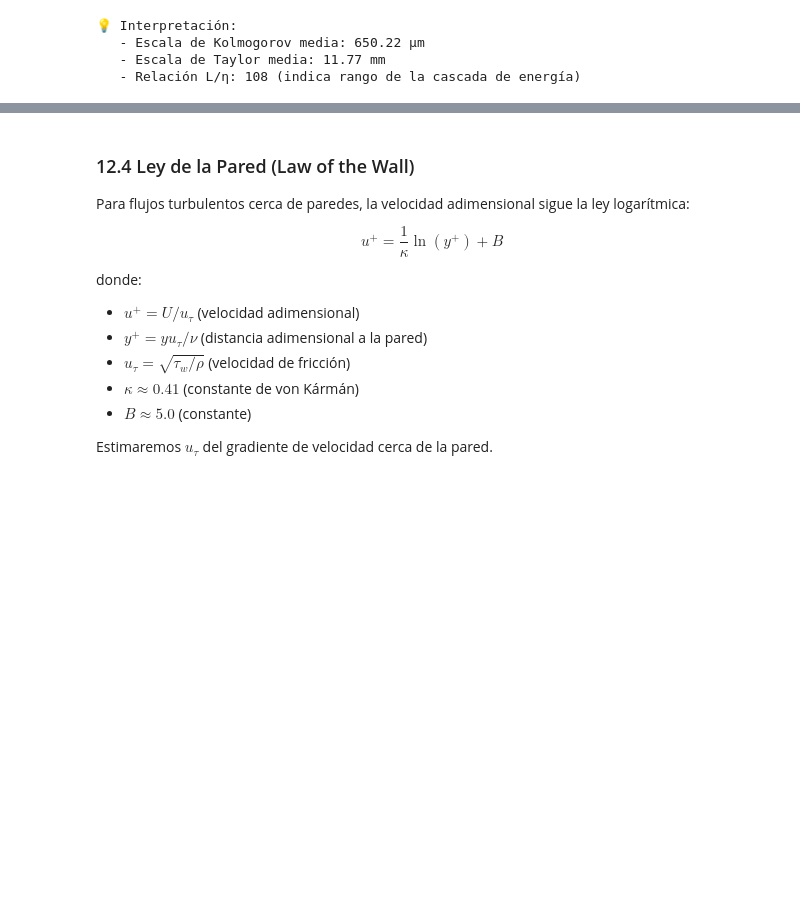
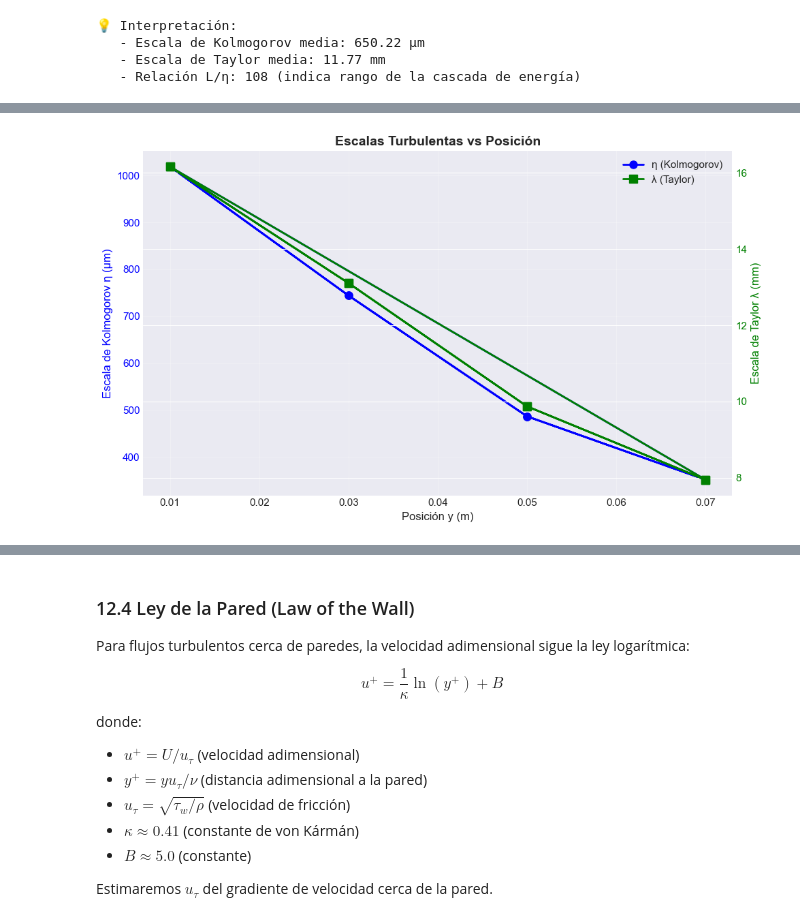
Before and after one commit to EU97/Aero-Messure, a Jupyter notebook: Practicas/P04_LDA_Perfil_Velocidad/notebooks/P04_LDA_Perfil_Velocidad.ipynb, the cells around one changed output, grey strips where cells are left out. Drawn from its saved outputs; the diff is of its cells as text; code cells hidden in the pictures; blank space fills up the shorter version.

```diff
--- a/Practicas/P04_LDA_Perfil_Velocidad/notebooks/P04_LDA_Perfil_Velocidad.ipynb
+++ b/Practicas/P04_LDA_Perfil_Velocidad/notebooks/P04_LDA_Perfil_Velocidad.ipynb
@@ -1130,3 +1104,98 @@ Position  y (m)  u' (m/s)  ε (m²/s³)   η (μm)  λ (mm)
    - Escala de Kolmogorov media: 650.22 μm
    - Escala de Taylor media: 11.77 mm
    - Relación L/η: 108 (indica rango de la cascada de energía)
+# %%
+if not df_profile.empty:
+    L_integral = df_profile['y (mm)'].max() / 1000.0 # Altura máxima en metros
+    print(f"   Usando Escala Integral L ≈ {L_integral:.3f} m (basada en y_max)")
+
+    for i, row in df_profile.iterrows():
+        u_prime = row['U_std (m/s)']  # Fluctuación RMS (desviación estándar)
+        y_pos = row['y (mm)'] / 1000.0
+
+        # Evitar división por cero si L_integral o u_prime son cero
+        if L_integral <= 0 or u_prime <= 0:
+            print(f"   Advertencia: L_integral o u_prime no positivos para {row['Posición']}. Omitiendo cálculo de escalas.")
+            epsilon = np.nan
+            eta = np.nan
+            lambda_taylor = np.nan
+        else:
+            # Estimar tasa de disipación turbulenta
+            epsilon = (u_prime**3) / L_integral
+
+            # Calcular escala de Kolmogorov (manejar posible epsilon muy pequeño o negativo)
+            if epsilon > 0 and nu > 0:
+                 eta = (nu**3 / epsilon)**(0.25) # Usar 0.25 en lugar de 1/4 por precisión
+            else:
+                 eta = np.nan
+                 print(f"   Advertencia: Epsilon no positivo ({epsilon:.2e}) para {row['Posición']}. No se puede calcular eta.")
+
+
+            # Calcular escala de Taylor (microescala intermedia)
+            if epsilon > 0 and nu > 0:
+                lambda_taylor = np.sqrt(15.0 * nu * u_prime**2 / epsilon)
+            else:
+                lambda_taylor = np.nan
+                print(f"   Advertencia: Epsilon no positivo ({epsilon:.2e}) para {row['Posición']}. No se puede calcular lambda.")
+
+
+        kolmogorov_data.append({
+            'Position': row['Posición'],
+            'y (m)': y_pos,
+            'u\' (m/s)': u_prime,
+            'ε (m²/s³)': epsilon,
+            'η (μm)': eta * 1e6 if not np.isnan(eta) else np.nan,
+            'λ (mm)': lambda_taylor * 1e3 if not np.isnan(lambda_taylor) else np.nan
+        })
+
+    kolmogorov_df = pd.DataFrame(kolmogorov_data)
+
+    print("\nEscalas Turbulentas de Kolmogorov y Taylor:\n")
+    # Formatear salida para mejor legibilidad
+    print(kolmogorov_df.to_string(index=False,
+                                 float_format=lambda x: f"{x:.3f}" if abs(x) < 1 else f"{x:.2f}" if abs(x) < 1000 else f"{x:.2e}"))
+
+    kolmogorov_df_valid = kolmogorov_df.dropna(subset=['η (μm)', 'λ (mm)'])
+    if not kolmogorov_df_valid.empty:
+        fig, ax = plt.subplots(figsize=(10, 6))
+        ax2 = ax.twinx()
+
+        line1 = ax.plot(kolmogorov_df_valid['y (m)'], kolmogorov_df_valid['η (μm)'],
+                        'o-', color='blue', linewidth=2, markersize=8, label='η (Kolmogorov)')
+        line2 = ax2.plot(kolmogorov_df_valid['y (m)'], kolmogorov_df_valid['λ (mm)'],
+                         's-', color='green', linewidth=2, markersize=8, label='λ (Taylor)')
+
+        ax.set_xlabel('Posición y (m)', fontsize=12)
+        ax.set_ylabel('Escala de Kolmogorov η (μm)', fontsize=12, color='blue')
+        ax2.set_ylabel('Escala de Taylor λ (mm)', fontsize=12, color='green')
+        ax.set_title('Escalas Turbulentas vs Posición', fontsize=14, fontweight='bold')
+        ax.tick_params(axis='y', labelcolor='blue')
+        ax2.tick_params(axis='y', labelcolor='green')
+        ax.grid(True, alpha=0.3)
+
+        # Combinar leyendas
+        lines = line1 + line2
+        labels = [l.get_label() for l in lines]
+        ax.legend(lines, labels, loc='best')
+
+        plt.tight_layout()
+        plt.savefig(os.path.join(IMAGES_DIR, 'escalas_turbulentas_kolmogorov_taylor.png'), dpi=300, bbox_inches='tight')
+        plt.savefig(os.path.join(IMAGES_DIR, 'escalas_turbulentas_kolmogorov_taylor.svg'), bbox_inches='tight')
+        plt.show()
+
+        print(f"\n💡 Interpretación:")
+        eta_mean = kolmogorov_df_valid['η (μm)'].mean()
+        lambda_mean = kolmogorov_df_valid['λ (mm)'].mean()
+        if not np.isnan(eta_mean) and eta_mean > 0:
+             print(f"   - Escala de Kolmogorov media: {eta_mean:.2f} μm")
+             print(f"   - Escala de Taylor media: {lambda_mean:.2f} mm")
+             print(f"   - Relación L/η: {L_integral/(eta_mean*1e-6):.0f} (indica rango de la cascada de energía)")
+        else:
+            print("   - No se pudieron calcular las escalas medias válidas.")
+
+    else:
+        print("\n   No hay suficientes datos válidos para graficar las escalas turbulentas.")
+
+else:
+    print("\nError: El DataFrame df_profile está vacío. Ejecuta las celdas anteriores primero.")
+# %% [output]
@@ -1132,0 +1215 @@ Position  y (m)  u' (m/s)  ε (m²/s³)   η (μm)  λ (mm)
+[figure, added]
```
Also changed, not shown: parts of 18 cells of this notebook, 1 other file.
